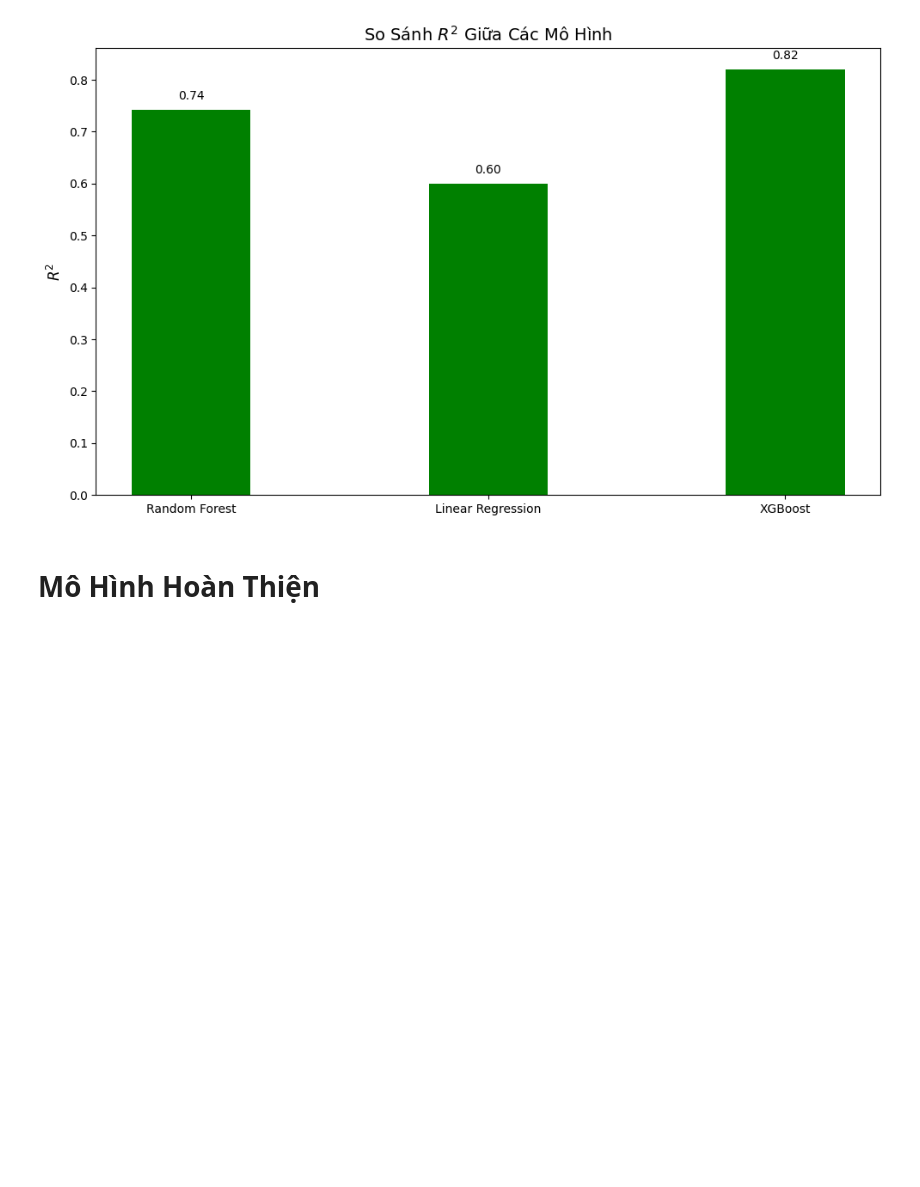
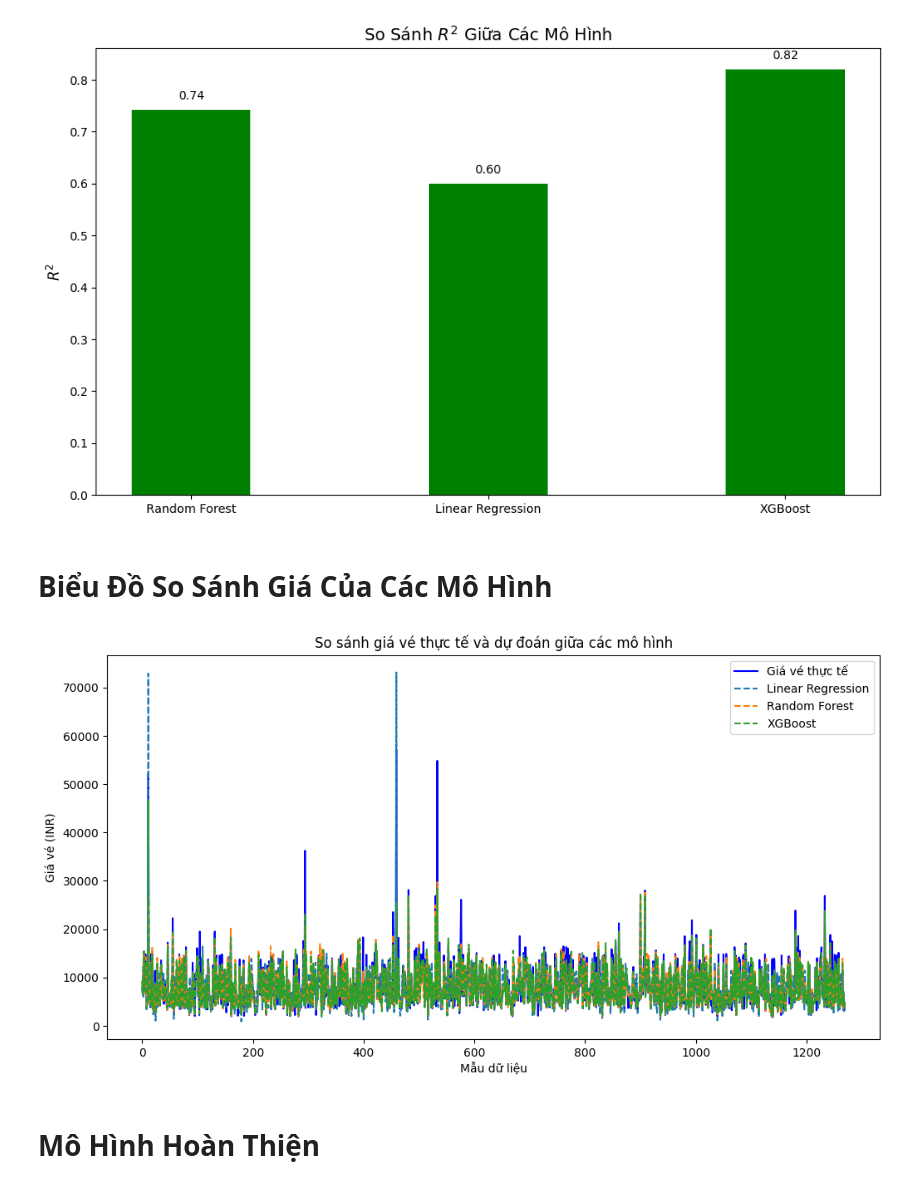
Before and after one commit to ktomis/Flight-Price-Prediction, a Jupyter notebook: colab/MU.ipynb, the cells around one changed output. Saved outputs shown, nothing was run; the diff lists cells and outputs as text; code cells hidden in the pictures; blank space fills up the shorter version.

```diff
--- a/colab/MU.ipynb
+++ b/colab/MU.ipynb
@@ -453,7 +498,11 @@ R² Score: 0.5993745744611447
 from xgboost import XGBRegressor
 from sklearn.metrics import mean_absolute_error, mean_squared_error, r2_score
 import numpy as np
-xgb_model = XGBRegressor()
+#xgb_model = XGBRegressor()
+#xgb_model.fit(X_train, y_train)
+
+# Chạy Cho CPU nếu không gặp lỗi "cuInit" not found
+xgb_model = XGBRegressor(tree_method='hist')
 xgb_model.fit(X_train, y_train)
 # %% [output]
 XGBRegressor(base_score=None, booster=None, callbacks=None,
@@ -555,6 +604,22 @@ plt.show()
 # %% [output]
 [figure]
 [figure]
+# %% [markdown]
+# **Biểu Đồ So Sánh Giá Của Các Mô Hình**
+# %%
+plt.figure(figsize=(12, 6))
+plt.plot(y_test.values, label='Giá vé thực tế', color='blue')
+plt.plot(lr_pred, label='Linear Regression', linestyle='dashed')
+plt.plot(pred, label='Random Forest', linestyle='dashed')
+plt.plot(xgb_pred, label='XGBoost', linestyle='dashed')
+
+plt.title('So sánh giá vé thực tế và dự đoán giữa các mô hình')
+plt.xlabel('Mẫu dữ liệu')
+plt.ylabel('Giá vé (INR)')
+plt.legend()
+plt.show()
+# %% [output]
+[figure, added]
 # %% [markdown]
 # **Mô Hình Hoàn Thiện**
 # %%
```
Also changed, not shown: parts of 25 cells of this notebook, 2 other files.
